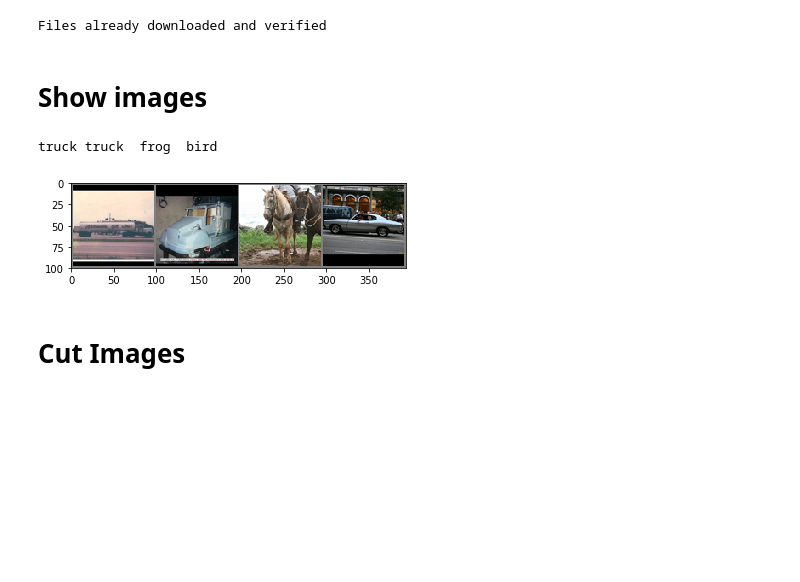
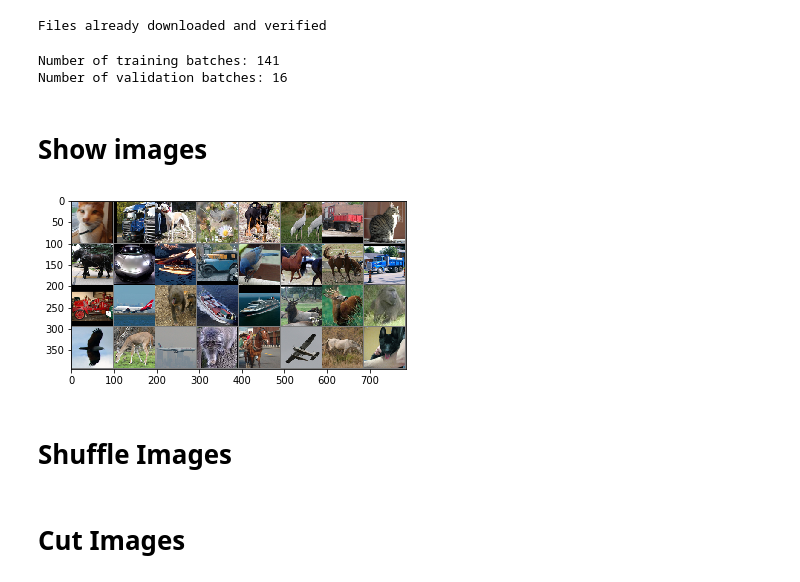
Before and after one commit to aditya-c/JigsawSolvingMethodologies, a Jupyter notebook: project/ECE 285 - Phase 1.ipynb, the cells around one changed output. Cells and saved outputs as stored; diff of their text form; code cells hidden in the pictures; blank space fills up the shorter version.

```diff
--- a/project/ECE 285 - Phase 1.ipynb
+++ b/project/ECE 285 - Phase 1.ipynb
@@ -19,12 +28,32 @@ transform = transforms.Compose(
      transforms.Normalize((0.5, 0.5, 0.5), (0.5, 0.5, 0.5))])
 
 # train data
+batch_size = 32
 trainset = torchvision.datasets.STL10(root='./data',
                                         download=True, transform=transform)
-trainloader = torch.utils.data.DataLoader(trainset, batch_size=4,
+
+trainloader = torch.utils.data.DataLoader(trainset, batch_size=batch_size,
                                           shuffle=True, num_workers=2)
 # %% [output]
 Files already downloaded and verified
+# %%
+total = len(trainset)
+ind = list(range(total))
+n_train = int(np.floor((0.9) * total))
+train_ind, validation_ind = ind[:n_train], ind[n_train:]
+train_subsampler = torch.utils.data.sampler.SubsetRandomSampler(train_ind)
+validation_subsampler = torch.utils.data.sampler.SubsetRandomSampler(validation_ind)
+
+train_loader = torch.utils.data.DataLoader(trainset, batch_size=batch_size,
+                                           sampler=train_subsampler, num_workers=0)
+validation_loader = torch.utils.data.DataLoader(trainset, batch_size=batch_size,
+                                                sampler=validation_subsampler, num_workers=0)
+
+print('Number of training batches: {}'.format(len(train_loader)))
+print('Number of validation batches: {}'.format(len(validation_loader)))
+# %% [output]
+Number of training batches: 141
+Number of validation batches: 16
 # %% [markdown]
 # Show images
 # %%
@@ -34,13 +63,13 @@ def show_images(img):
     plt.imshow(np.transpose(npimg, (1, 2, 0)))
 # %%
 # get some random training images
-dataiter = iter(trainloader)
+dataiter = iter(train_loader)
 images, labels = dataiter.next()
 
 # show images
 show_images(torchvision.utils.make_grid(images))
 # print labels
-print(' '.join('%5s' % classes[labels[j]] for j in range(4)))
 # %% [output]
-truck truck  frog  bird
-[figure, old version]
+[figure, new version]
+# %% [markdown]
+# Shuffle Images
```
Also changed, not shown: parts of 44 cells of this notebook, 12 other files.
